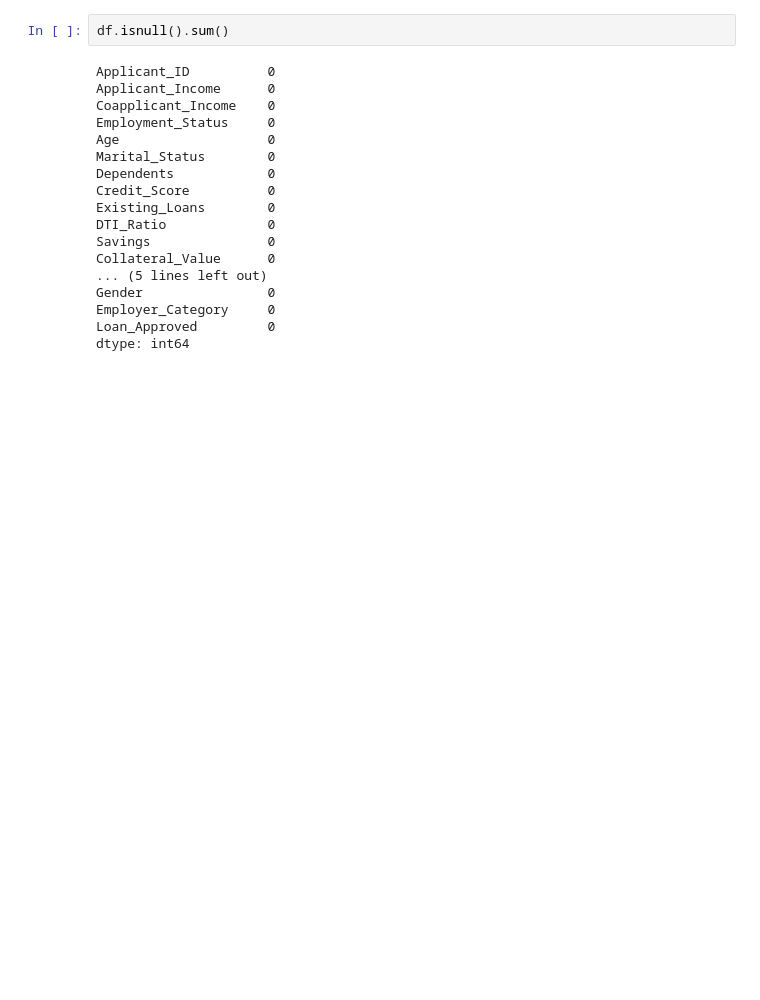
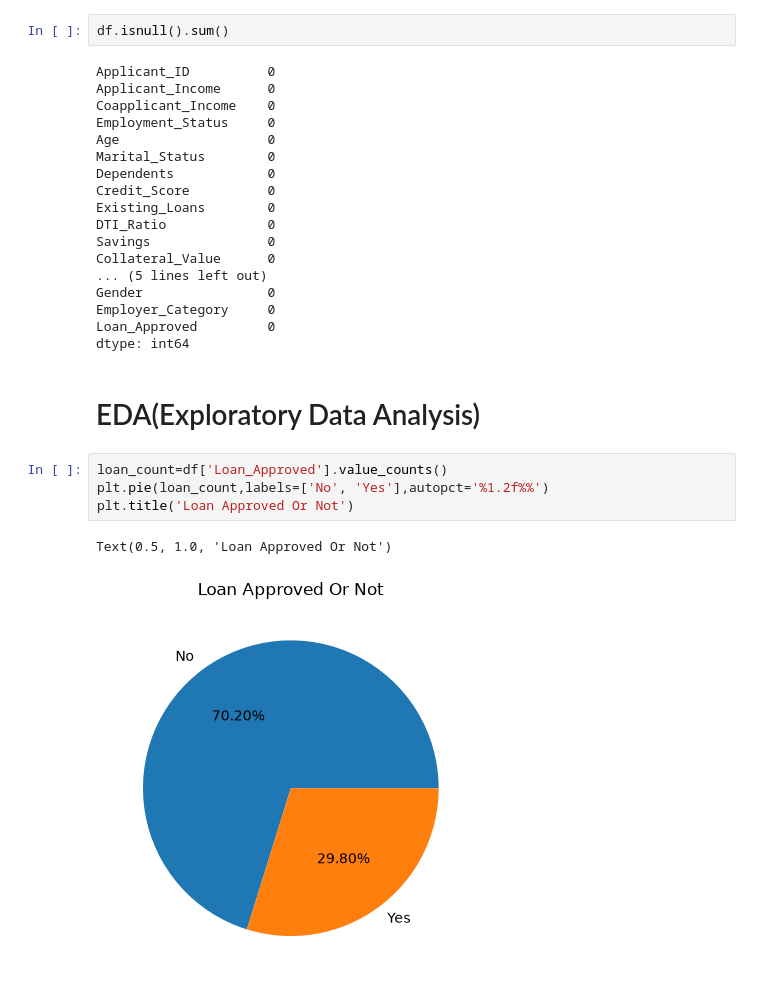
Before and after one commit to hamzakhanafridi/Machine_Learning_Complete_Course_With_Codes_-_Projects, a Jupyter notebook: Day-27- Project_Loan_Approval/Loan_approval_system.ipynb, the cells around one changed output. Saved outputs shown, nothing was run; the diff lists cells and outputs as text; blank space fills up the shorter version.

```diff
--- a/Day-27- Project_Loan_Approval/Loan_approval_system.ipynb
+++ b/Day-27- Project_Loan_Approval/Loan_approval_system.ipynb
@@ -102,3 +104,12 @@ Gender                0
 Employer_Category     0
 Loan_Approved         0
 dtype: int64
+# %% [markdown]
+# EDA(Exploratory Data Analysis)
+# %%
+loan_count=df['Loan_Approved'].value_counts()
+plt.pie(loan_count,labels=['No', 'Yes'],autopct='%1.2f%%')
+plt.title('Loan Approved Or Not')
+# %% [output]
+Text(0.5, 1.0, 'Loan Approved Or Not')
+[figure, added]
```
Also changed, not shown: parts of 4 cells of this notebook, 1 other file.
